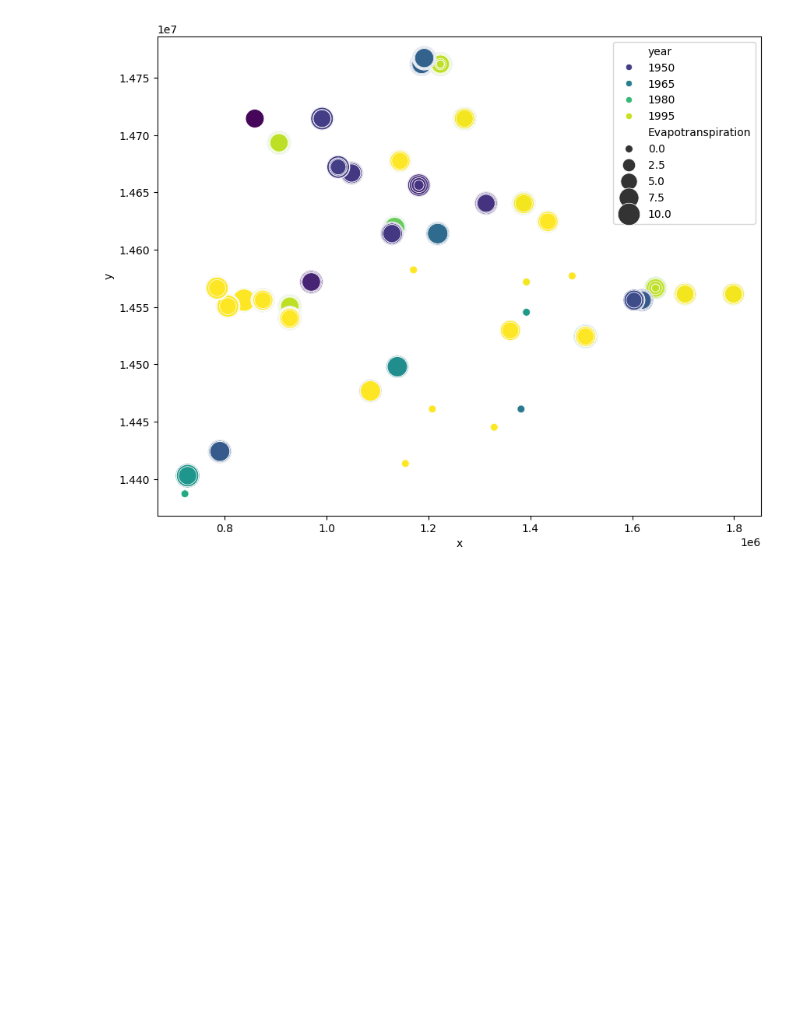
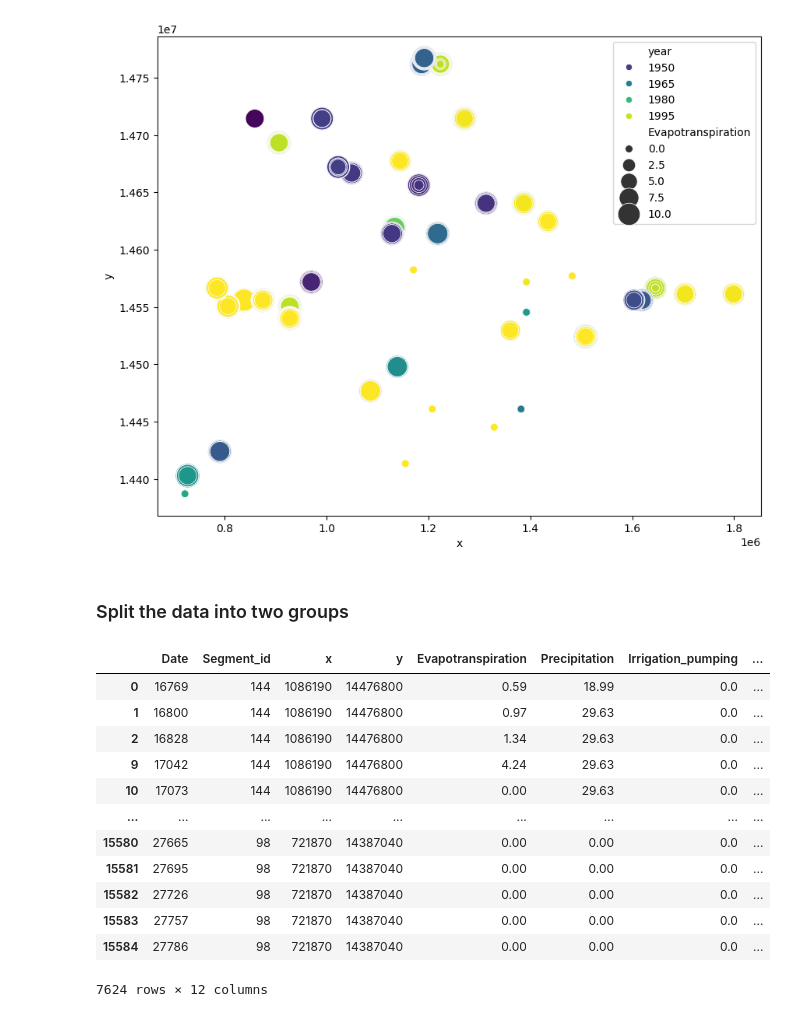
Before and after one commit to n8taylor/cs_5830_project6, a Jupyter notebook: project6.ipynb, the cells around one changed output. Saved outputs shown, nothing was run; the diff lists cells and outputs as text; code cells hidden in the pictures; blank space fills up the shorter version.

Commit message:
started linear reg models on split dataset

```diff
--- a/project6.ipynb
+++ b/project6.ipynb
@@ -410,3 +407,24 @@ sns.scatterplot(data=df, x='x', y='y', size='Evapotranspiration', sizes=(50, 500
 # %% [output]
 <Axes: xlabel='x', ylabel='y'>
 [figure]
+# %% [markdown]
+### Split the data into two groups
+# %%
+decreasingMonthsDF = df[df.month.isin(range(2, 8))]
+increasingMonthsDF = df[df.month.isin([1, 8, 9, 10, 11, 12])]
+increasingMonthsDF.loc[increasingMonthsDF['month'] == 1, 'month'] = 13
+increasingMonthsDF
+# %% [output]
+|  | Date | Segment_id | x | y | Evapotranspiration | Precipitation | Irrigation_pumping | ... |
+| 0 | 16769 | 144 | 1086190 | 14476800 | 0.59 | 18.99 | 0.0 | ... |
+| 1 | 16800 | 144 | 1086190 | 14476800 | 0.97 | 29.63 | 0.0 | ... |
+| 2 | 16828 | 144 | 1086190 | 14476800 | 1.34 | 29.63 | 0.0 | ... |
+| 9 | 17042 | 144 | 1086190 | 14476800 | 4.24 | 29.63 | 0.0 | ... |
+| 10 | 17073 | 144 | 1086190 | 14476800 | 0.00 | 29.63 | 0.0 | ... |
+| ... | ... | ... | ... | ... | ... | ... | ... | ... |
+| 15580 | 27665 | 98 | 721870 | 14387040 | 0.00 | 0.00 | 0.0 | ... |
+| 15581 | 27695 | 98 | 721870 | 14387040 | 0.00 | 0.00 | 0.0 | ... |
+| 15582 | 27726 | 98 | 721870 | 14387040 | 0.00 | 0.00 | 0.0 | ... |
+| 15583 | 27757 | 98 | 721870 | 14387040 | 0.00 | 0.00 | 0.0 | ... |
+| 15584 | 27786 | 98 | 721870 | 14387040 | 0.00 | 0.00 | 0.0 | ... |
+7624 rows × 12 columns
```
Also changed, not shown: parts of 11 cells of this notebook.
